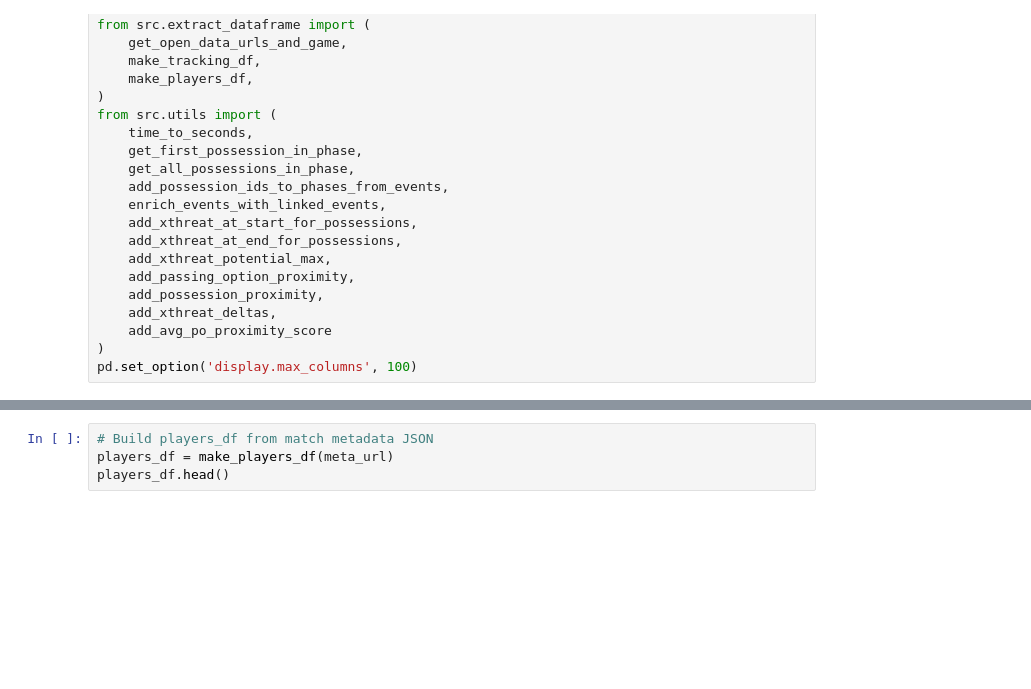
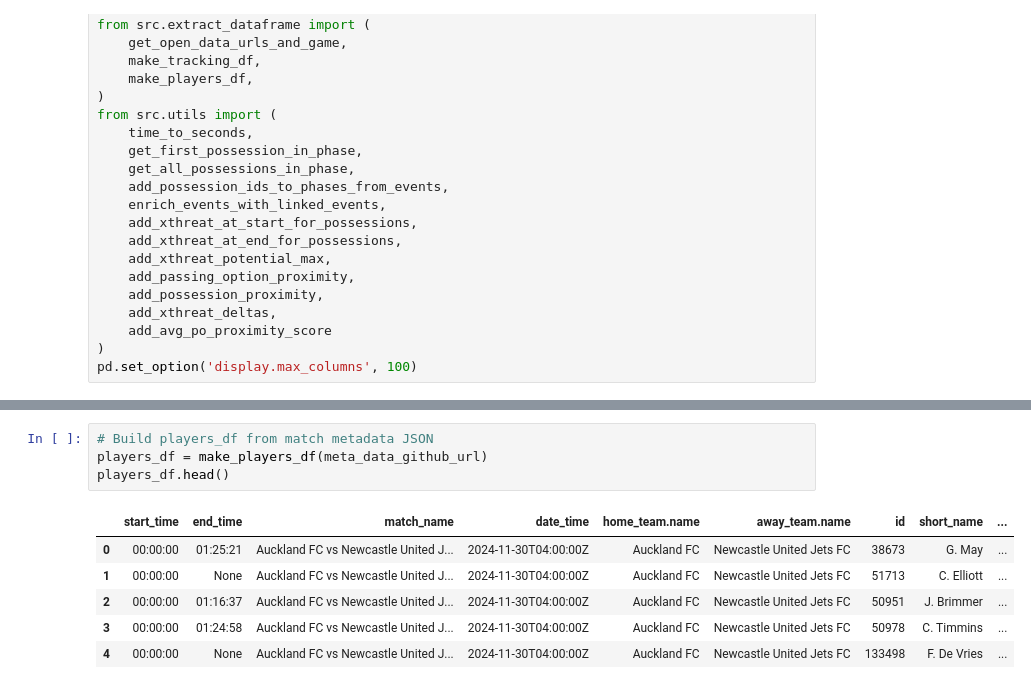
Before and after one commit to falguni7/analytics_cup_research_fg, a Jupyter notebook: submission.ipynb, the cells around one changed output, grey strips where cells are left out. Saved outputs shown, nothing was run; the diff lists cells and outputs as text; blank space fills up the shorter version.

```diff
--- a/submission.ipynb
+++ b/submission.ipynb
@@ -38,7 +47,14 @@ tracking_df.head()
 # %%
 # Build players_df from match metadata JSON
-players_df = make_players_df(meta_url)
+players_df = make_players_df(meta_data_github_url)
 players_df.head()
+# %% [output]
+|  | start_time | end_time | match_name | date_time | home_team.name | away_team.name | id | short_name | ... |
+| 0 | 00:00:00 | 01:25:21 | Auckland FC vs Newcastle United J... | 2024-11-30T04:00:00Z | Auckland FC | Newcastle United Jets FC | 38673 | G. May | ... |
+| 1 | 00:00:00 | None | Auckland FC vs Newcastle United J... | 2024-11-30T04:00:00Z | Auckland FC | Newcastle United Jets FC | 51713 | C. Elliott | ... |
+| 2 | 00:00:00 | 01:16:37 | Auckland FC vs Newcastle United J... | 2024-11-30T04:00:00Z | Auckland FC | Newcastle United Jets FC | 50951 | J. Brimmer | ... |
+| 3 | 00:00:00 | 01:24:58 | Auckland FC vs Newcastle United J... | 2024-11-30T04:00:00Z | Auckland FC | Newcastle United Jets FC | 50978 | C. Timmins | ... |
+| 4 | 00:00:00 | None | Auckland FC vs Newcastle United J... | 2024-11-30T04:00:00Z | Auckland FC | Newcastle United Jets FC | 133498 | F. De Vries | ... |
 # %%
 # Merge tracking and players to create enriched_tracking_data
 enriched_tracking_data = tracking_df.merge(players_df, left_on=['player_id'], right_on=['id'])
```
Also changed, not shown: parts of 16 cells of this notebook.
